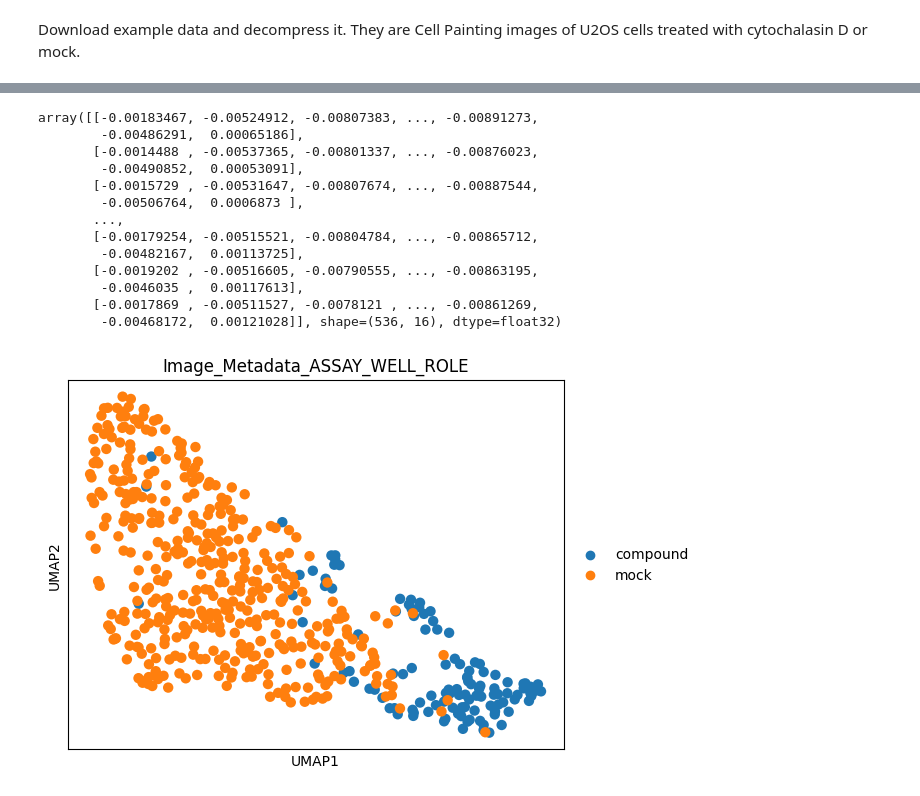
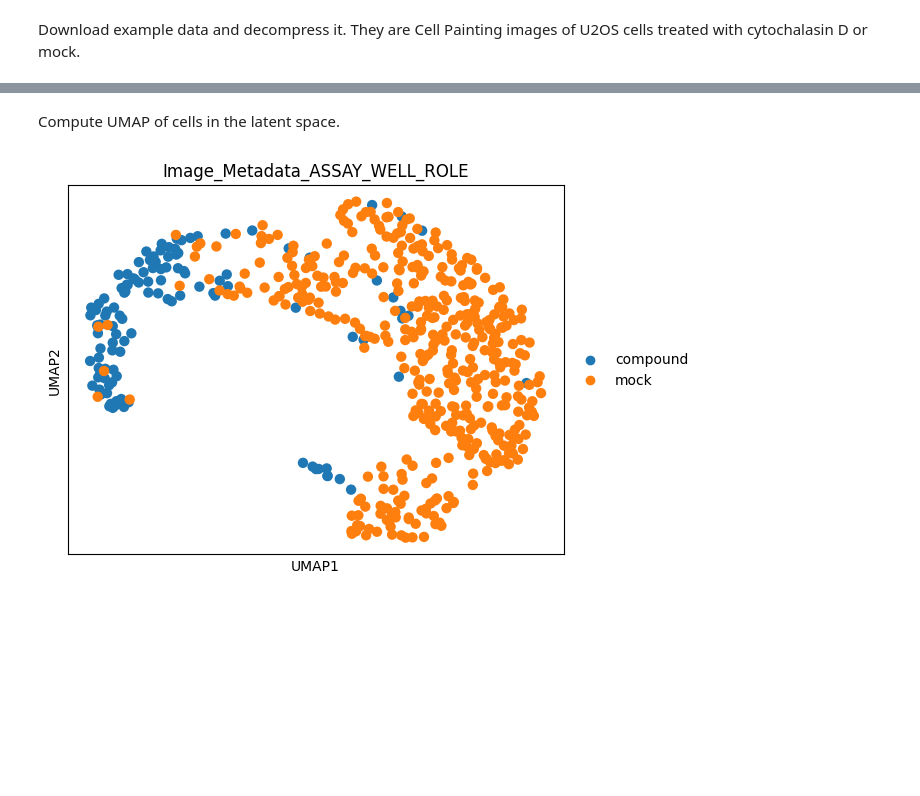
Before and after one commit to msfuji/IFcoder, a Jupyter notebook: examples/ifcoder_example.ipynb, the cells around one changed output, grey strips where cells are left out. Saved outputs shown, nothing was run; the diff lists cells and outputs as text; code cells hidden in the pictures; blank space fills up the shorter version.

```diff
--- a/examples/ifcoder_example.ipynb
+++ b/examples/ifcoder_example.ipynb
@@ -49,18 +108,9 @@ FileNotFoundError: [Errno 2] Unable to synchronously open file (unable to open f
+# %% [markdown]
+Compute UMAP of cells in the latent space.
 # %%
-adata = ad.read_h5ad("../embeddings.h5ad")
+adata = ad.read_h5ad("embeddings.h5ad")
+sc.pp.neighbors(adata, use_rep = 'X_ifcoder')
+sc.tl.umap(adata)
+sc.pl.umap(adata, color='Image_Metadata_ASSAY_WELL_ROLE')
+# %% [output]
+[figure, added]
-# %%
-adata.obsm['X_ifcoder']
-# %% [output]
-array([[-0.00183467, -0.00524912, -0.00807383, ..., -0.00891273,
-        -0.00486291,  0.00065186],
-       [-0.0014488 , -0.00537365, -0.00801337, ..., -0.00876023,
-        -0.00490852,  0.00053091],
-       [-0.0015729 , -0.00531647, -0.00807674, ..., -0.00887544,
-        -0.00506764,  0.0006873 ],
-       ...,
-       [-0.00179254, -0.00515521, -0.00804784, ..., -0.00865712,
-        -0.00482167,  0.00113725],
-       [-0.0019202 , -0.00516605, -0.00790555, ..., -0.00863195,
-        -0.0046035 ,  0.00117613],
-       [-0.0017869 , -0.00511527, -0.0078121 , ..., -0.00861269,
-        -0.00468172,  0.00121028]], shape=(536, 16), dtype=float32)
@@ -71,4 +116,0 @@ sc.tl.umap(adata)
-# %%
-sc.pl.umap(adata, color='Image_Metadata_ASSAY_WELL_ROLE')
-# %% [output]
-[figure, removed]
```
Also changed, not shown: parts of 11 cells of this notebook.
